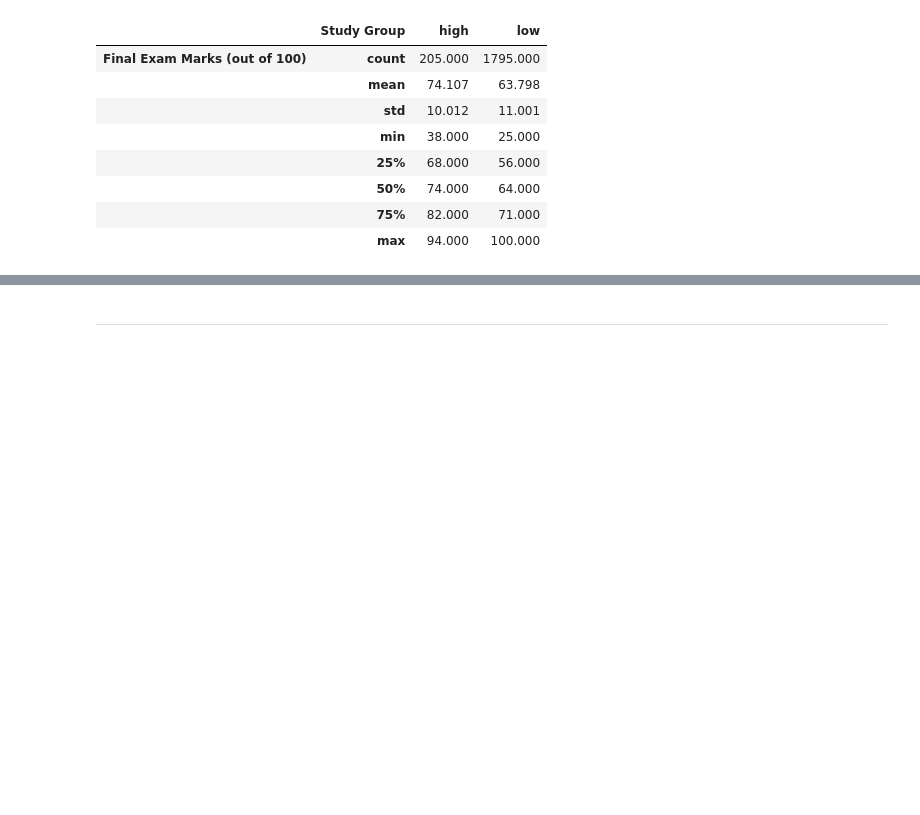
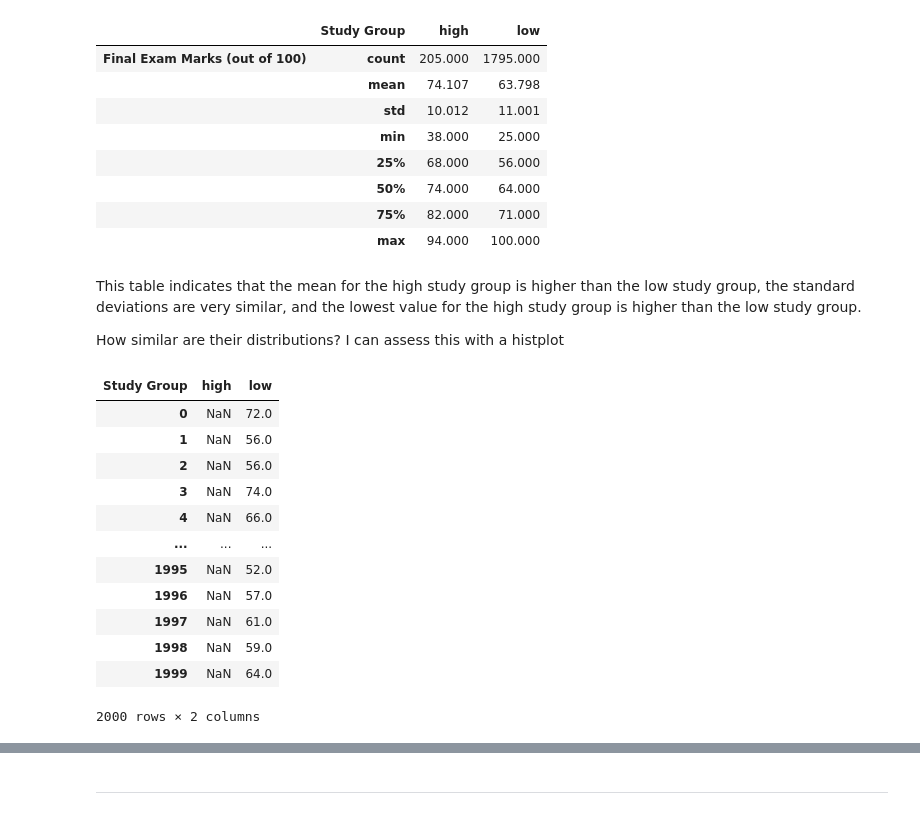
Before and after one commit to tb9757/Student-Academic-Performance, a Jupyter notebook: jupyter_notebooks/2. eda_and_hypotheses.ipynb, the cells around one changed output, grey strips where cells are left out. Drawn from its saved outputs; the diff is of its cells as text; code cells hidden in the pictures; blank space fills up the shorter version.

```diff
--- a/jupyter_notebooks/2. eda_and_hypotheses.ipynb
+++ b/jupyter_notebooks/2. eda_and_hypotheses.ipynb
@@ -364,3 +364,24 @@ The default of observed=False is deprecated and will be changed to True in a fut
 |  | 50% | 74.000 | 64.000 |
 |  | 75% | 82.000 | 71.000 |
 |  | max | 94.000 | 100.000 |
+# %% [markdown]
+This table indicates that the mean for the high study group is higher than the low study group, the standard deviations are very similar, and the lowest value for the high study group is higher than the low study group.
+
+How similar are their distributions? I can assess this with a histplot
+# %%
+df_pivot = pd.pivot(df_study_group, columns='Study Group', values='Final Exam Marks (out of 100)')
+df_pivot
+# %% [output]
+| Study Group | high | low |
+| 0 | NaN | 72.0 |
+| 1 | NaN | 56.0 |
+| 2 | NaN | 56.0 |
+| 3 | NaN | 74.0 |
+| 4 | NaN | 66.0 |
+| ... | ... | ... |
+| 1995 | NaN | 52.0 |
+| 1996 | NaN | 57.0 |
+| 1997 | NaN | 61.0 |
+| 1998 | NaN | 59.0 |
+| 1999 | NaN | 64.0 |
+2000 rows × 2 columns
```
Also changed, not shown: parts of 5 cells of this notebook.
